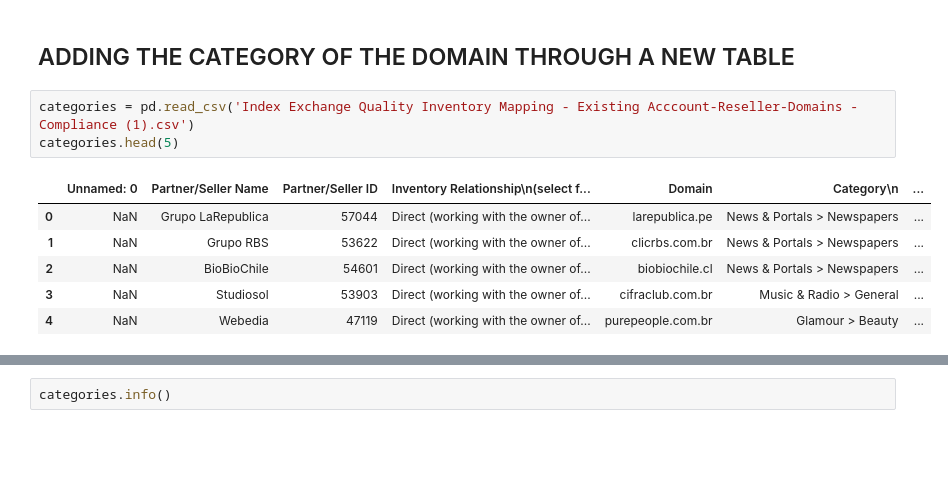
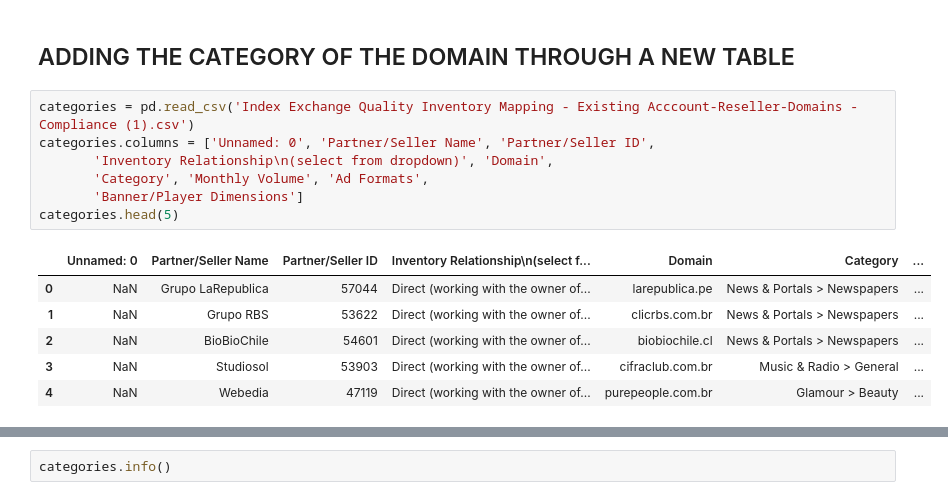
Before and after one commit to rfisla/FINAL-PROJECT-OF-KSCHOOL-MASTER, a Jupyter notebook: Initial Data Interpretation.ipynb, the cells around one changed output, grey strips where cells are left out. Saved outputs shown, nothing was run; the diff lists cells and outputs as text; blank space fills up the shorter version.

```diff
--- a/Initial Data Interpretation.ipynb
+++ b/Initial Data Interpretation.ipynb
@@ -212,9 +214,13 @@ plt.hist(groupby_domains['Format Fill Rate'])
 ## ADDING THE CATEGORY OF THE DOMAIN THROUGH A NEW TABLE
 # %%
 categories = pd.read_csv('Index Exchange Quality Inventory Mapping - Existing Acccount-Reseller-Domains - Compliance (1).csv')
+categories.columns = ['Unnamed: 0', 'Partner/Seller Name', 'Partner/Seller ID',
+       'Inventory Relationship\n(select from dropdown)', 'Domain',
+       'Category', 'Monthly Volume', 'Ad Formats',
+       'Banner/Player Dimensions']
 categories.head(5)
 # %% [output]
-|  | Unnamed: 0 | Partner/Seller Name | Partner/Seller ID | Inventory Relationship\n(select f... | Domain | Category\n | ... |
+|  | Unnamed: 0 | Partner/Seller Name | Partner/Seller ID | Inventory Relationship\n(select f... | Domain | Category | ... |
 | 0 | NaN | Grupo LaRepublica | 57044 | Direct (working with the owner of... | larepublica.pe | News & Portals > Newspapers | ... |
 | 1 | NaN | Grupo RBS | 53622 | Direct (working with the owner of... | clicrbs.com.br | News & Portals > Newspapers | ... |
 | 2 | NaN | BioBioChile | 54601 | Direct (working with the owner of... | biobiochile.cl | News & Portals > Newspapers | ... |
```
Also changed, not shown: parts of 26 cells of this notebook.
